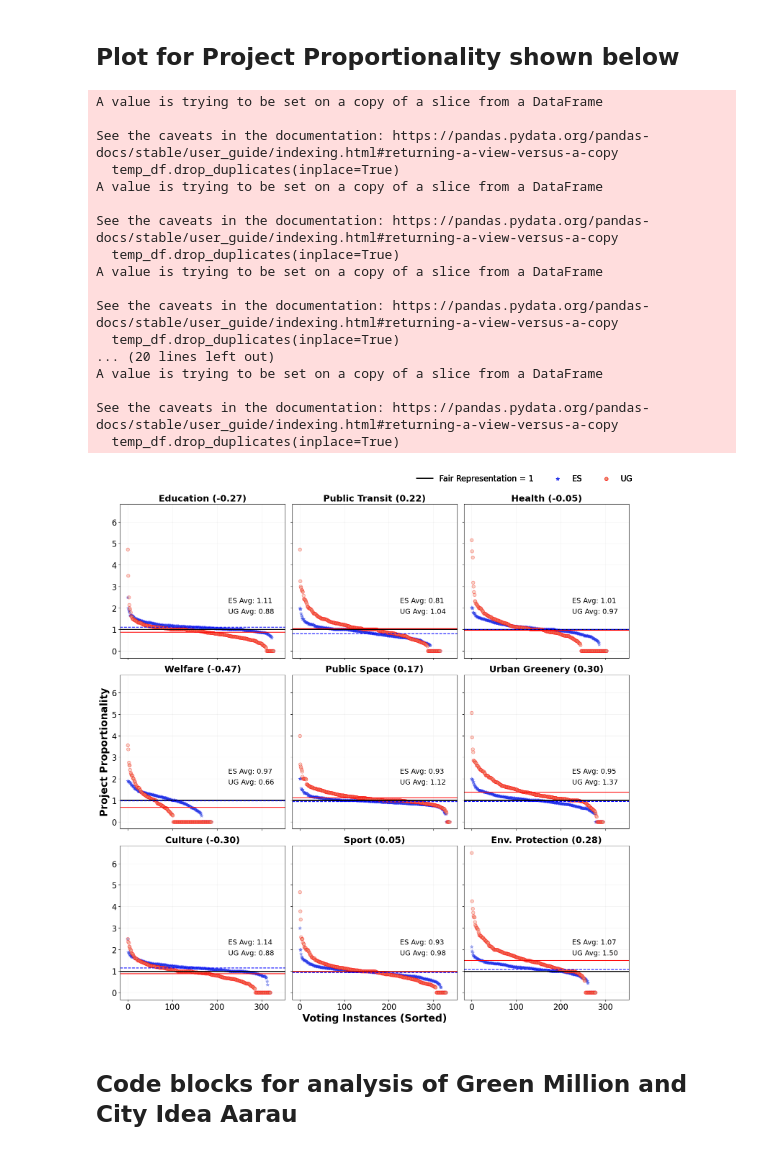
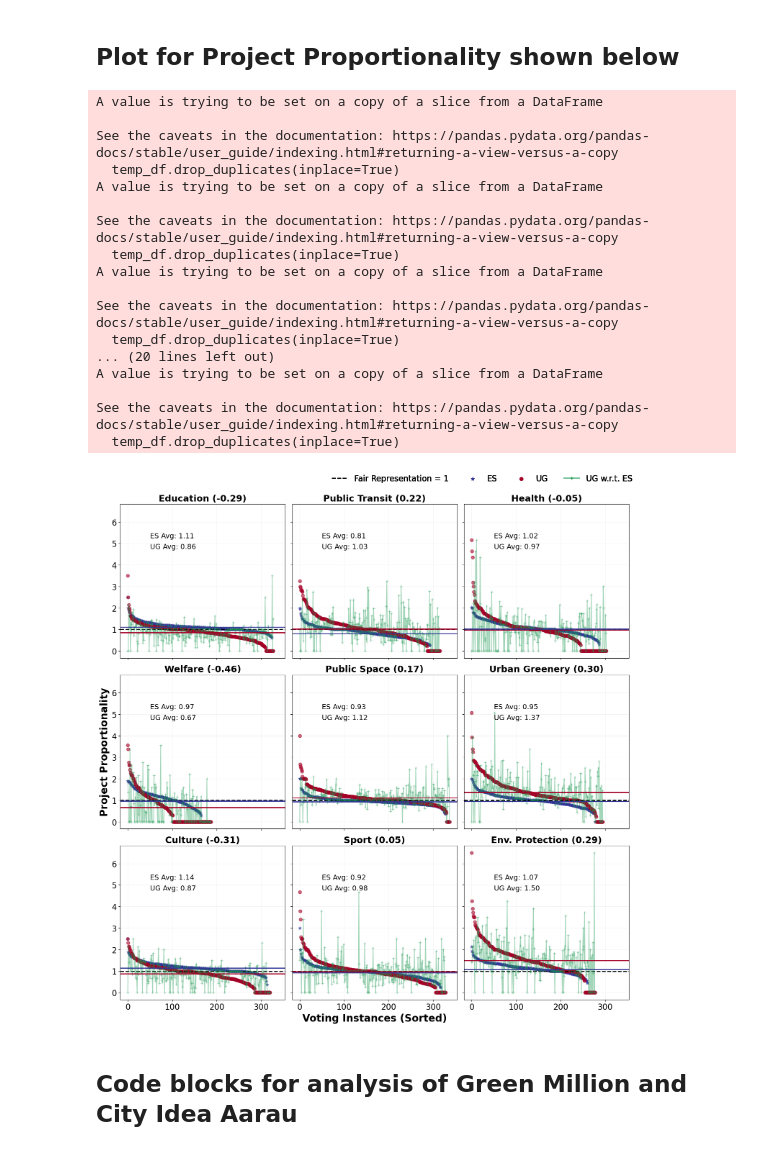
Before and after one commit to TDI-Lab/Impact-Analysis-Participatory-Budgeting, a Jupyter notebook: notebooks/project_proportionality.ipynb, the cells around one changed output. Drawn from its saved outputs; the diff is of its cells as text; code cells hidden in the pictures.

```diff
--- a/notebooks/project_proportionality.ipynb
+++ b/notebooks/project_proportionality.ipynb
@@ -883,20 +883,22 @@ for idx, category in enumerate(categories_set):
     temp_df.drop_duplicates(inplace=True)
 
     # threshold line
-    axes[x_pos][y_pos].axhline(y=1, color='black', label='Fair Representation = 1', linewidth=2)
+    axes[x_pos][y_pos].axhline(y=1, color='black', label='Fair Representation = 1', linewidth=2, linestyle='dashed')
 
-    greedy_rr_projects_count_category = temp_df[['election_id', f'greedy_rr_projects_count_{category}']].sort_values(by=f'greedy_rr_projects_count_{category}', ascending=False).reset_index()
+    greedy_rr_projects_count_category = temp_df[['election_id', f'greedy_rr_projects_count_{category}', f'mes_rr_projects_count_{category}']].sort_values(by=f'greedy_rr_projects_count_{category}', ascending=False).reset_index()
     greedy_rr_projects_count_category_avg = greedy_rr_projects_count_category[f'greedy_rr_projects_count_{category}'].mean()
 
-    mes_rr_projects_count_category = temp_df[['election_id', f'mes_rr_projects_count_{category}']].sort_values(by=f'mes_rr_projects_count_{category}', ascending=False).reset_index()
+    mes_rr_projects_count_category = temp_df[['election_id', f'mes_rr_projects_count_{category}', f'greedy_rr_projects_count_{category}']].sort_values(by=f'mes_rr_projects_count_{category}', ascending=False).reset_index()
     mes_rr_projects_count_category_avg = mes_rr_projects_count_category[f'mes_rr_projects_count_{category}'].mean()
 
-    axes[x_pos][y_pos].scatter(range(len(mes_rr_projects_count_category)), mes_rr_projects_count_category[f'mes_rr_projects_count_{category}'], label='ES', marker='*', s=42, facecolors='#72b6a1', alpha=0.4, color='blue')
-    axes[x_pos][y_pos].scatter(range(len(greedy_rr_projects_count_category)), greedy_rr_projects_count_category[f'greedy_rr_projects_count_{category}'], label='UG', marker='o', s=42, facecolors='#e99675', alpha=0.4, color='red')
+    axes[x_pos][y_pos].scatter(range(len(mes_rr_projects_count_category)), mes_rr_projects_count_category[f'mes_rr_projects_count_{category}'], label='ES', marker='*', s=42, alpha=0.6, color='#313695')
+    axes[x_pos][y_pos].scatter(range(len(greedy_rr_projects_count_category)), greedy_rr_projects_count_category[f'greedy_rr_projects_count_{category}'], label='UG', marker='o', s=42, alpha=0.6, color='#a50026')
+    axes[x_pos][y_pos].plot(range(len(mes_rr_projects_count_category)), mes_rr_projects_count_category[f'greedy_rr_projects_count_{category}'], marker='+', label='UG w.r.t. ES', alpha=0.4, color='#1a9850')
+
 
     # average line
-    axes[x_pos][y_pos].axhline(y=greedy_rr_projects_count_category_avg, color='red', linestyle='solid')
-    axes[x_pos][y_pos].axhline(y=mes_rr_projects_count_category_avg, color='blue', linestyle='dashed')
+    axes[x_pos][y_pos].axhline(y=greedy_rr_projects_count_category_avg, color='#a50026', linestyle='solid', linewidth=2)
+    axes[x_pos][y_pos].axhline(y=mes_rr_projects_count_category_avg, color='#313695', linestyle='solid', linewidth=2)
 
     mes_rr_projects_count_category_avg = np.nanmean(mes_rr_projects_count_category[f'mes_rr_projects_count_{category}'])
     greedy_rr_projects_count_category_avg = np.nanmean(greedy_rr_projects_count_category[f'greedy_rr_projects_count_{category}'])
@@ -918,37 +920,37 @@ for idx, category in enumerate(categories_set):
     axes[x_pos][y_pos].grid(axis='both', which='major', color='gray', alpha=0.1)
 
     # annotate text for avg values
-    axes[x_pos][y_pos].text(225, 2.25, f'ES Avg: {mes_rr_projects_count_category_avg:.2f}', fontsize=14)
-    axes[x_pos][y_pos].text(225, 1.75, f'UG Avg: {greedy_rr_projects_count_category_avg:.2f}', fontsize=14)
+    axes[x_pos][y_pos].text(50, 5.25, f'ES Avg: {mes_rr_projects_count_category_avg:.2f}', fontsize=14)
+    axes[x_pos][y_pos].text(50, 4.75, f'UG Avg: {greedy_rr_projects_count_category_avg:.2f}', fontsize=14)
 
     # Customize legend
     handles, labels = axes[0][0].get_legend_handles_labels()
 
     # Create legend outside of the main plot
-    fig.legend(handles, labels, loc='upper right', bbox_to_anchor=(1.01, 1.04), ncols=3, frameon=False, fontsize=16)
+    fig.legend(handles, labels, loc='upper right', bbox_to_anchor=(1.01, 1.04), ncols=4, frameon=False, fontsize=16)
     fig.subplots_adjust(right=1)  # Adjust right side to fit legend
 
 plt.tight_layout()
 plt.show()
 # %% [output]
 A value is trying to be set on a copy of a slice from a DataFrame
 
 See the caveats in the documentation: https://pandas.pydata.org/pandas-docs/stable/user_guide/indexing.html#returning-a-view-versus-a-copy
   temp_df.drop_duplicates(inplace=True)
 A value is trying to be set on a copy of a slice from a DataFrame
 
 See the caveats in the documentation: https://pandas.pydata.org/pandas-docs/stable/user_guide/indexing.html#returning-a-view-versus-a-copy
   temp_df.drop_duplicates(inplace=True)
 A value is trying to be set on a copy of a slice from a DataFrame
 
 See the caveats in the documentation: https://pandas.pydata.org/pandas-docs/stable/user_guide/indexing.html#returning-a-view-versus-a-copy
   temp_df.drop_duplicates(inplace=True)
 ... (20 lines left out)
 A value is trying to be set on a copy of a slice from a DataFrame
 
 See the caveats in the documentation: https://pandas.pydata.org/pandas-docs/stable/user_guide/indexing.html#returning-a-view-versus-a-copy
   temp_df.drop_duplicates(inplace=True)
-[figure, old version]
+[figure, new version]
 # %% [markdown]
 ## Code blocks for analysis of Green Million and City Idea Aarau
 # %%
```
Also changed, not shown: parts of 5 cells of this notebook, 2 other files.
